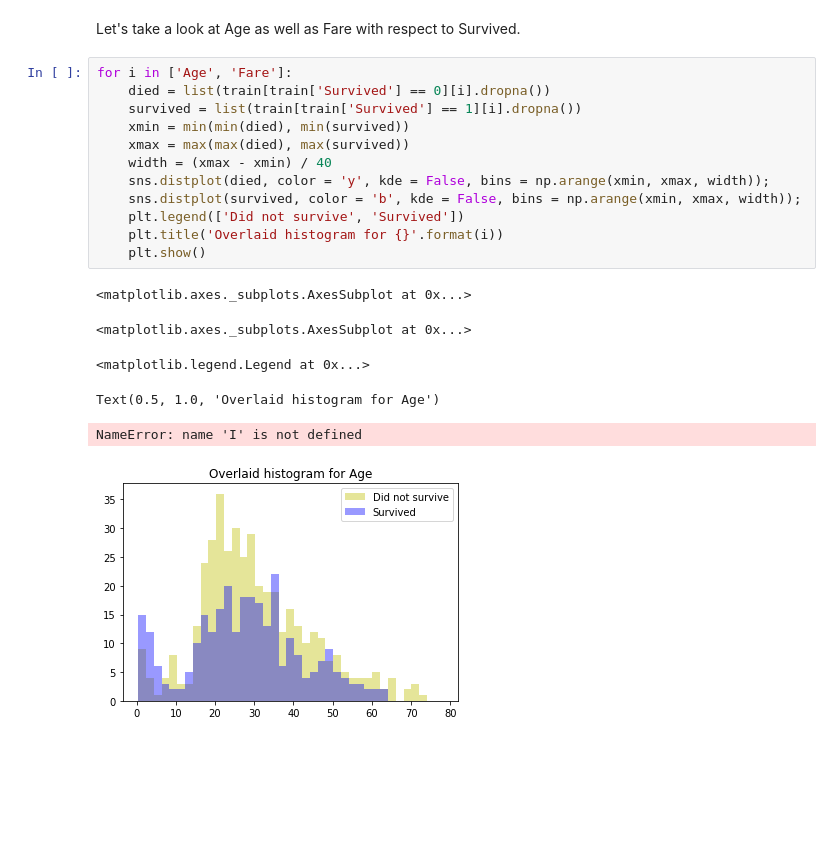
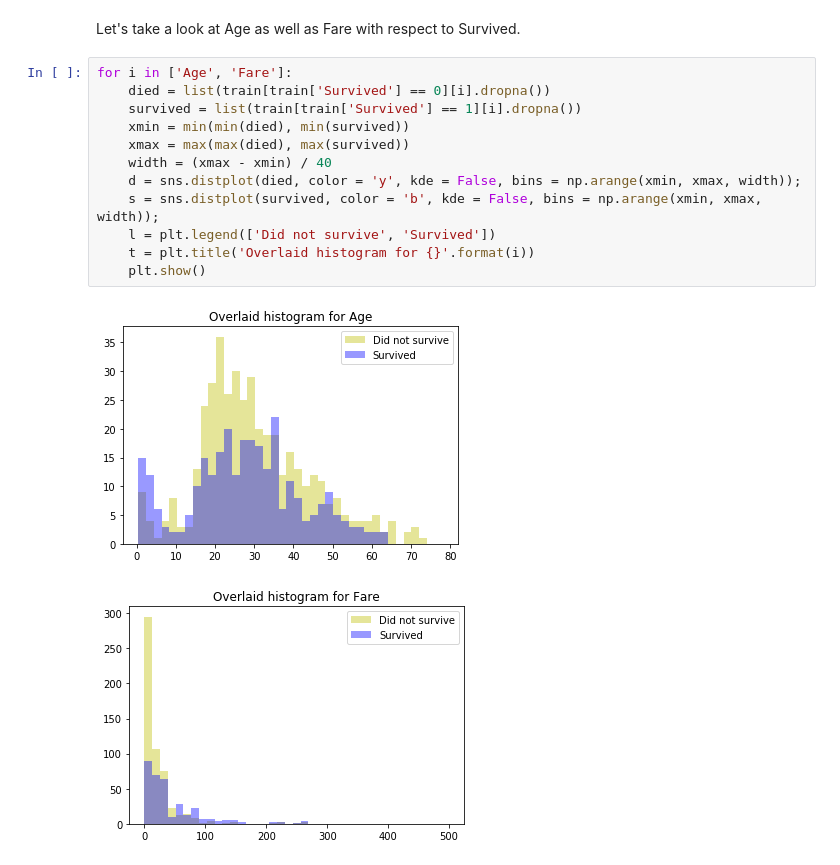
Before and after one commit to bmcconeghy/kaggle_titanic, a Jupyter notebook: titanicProject.ipynb, the cells around one changed output. Cells and saved outputs as stored; diff of their text form; blank space fills up the shorter version.

```diff
--- a/titanicProject.ipynb
+++ b/titanicProject.ipynb
@@ -139,19 +139,15 @@ Let's take a look at Age as well as Fare with respect to Survived.
 # %%
 for i in ['Age', 'Fare']:
     died = list(train[train['Survived'] == 0][i].dropna())
     survived = list(train[train['Survived'] == 1][i].dropna())
     xmin = min(min(died), min(survived))
     xmax = max(max(died), max(survived))
     width = (xmax - xmin) / 40
-    sns.distplot(died, color = 'y', kde = False, bins = np.arange(xmin, xmax, width));
-    sns.distplot(survived, color = 'b', kde = False, bins = np.arange(xmin, xmax, width));
-    plt.legend(['Did not survive', 'Survived'])
-    plt.title('Overlaid histogram for {}'.format(i))
+    d = sns.distplot(died, color = 'y', kde = False, bins = np.arange(xmin, xmax, width));
+    s = sns.distplot(survived, color = 'b', kde = False, bins = np.arange(xmin, xmax, width));
+    l = plt.legend(['Did not survive', 'Survived'])
+    t = plt.title('Overlaid histogram for {}'.format(i))
     plt.show()
 # %% [output]
-<matplotlib.axes._subplots.AxesSubplot at 0x...>
-<matplotlib.axes._subplots.AxesSubplot at 0x...>
-<matplotlib.legend.Legend at 0x...>
-Text(0.5, 1.0, 'Overlaid histogram for Age')
-NameError: name 'I' is not defined
 [figure]
+[figure, added]
```
